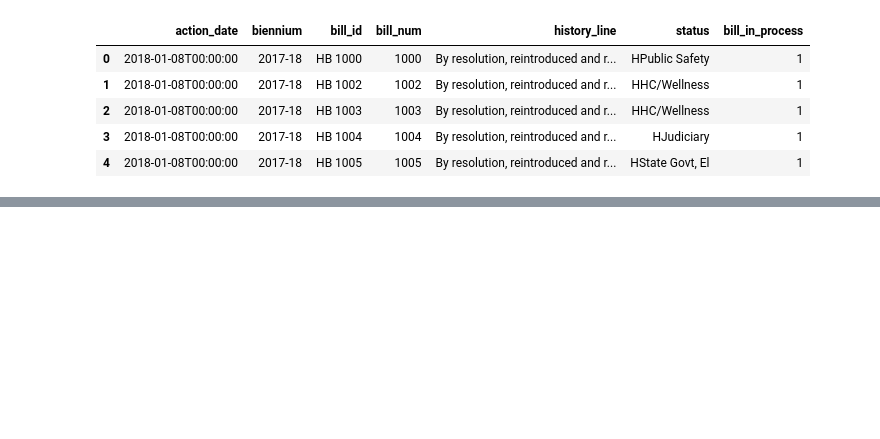
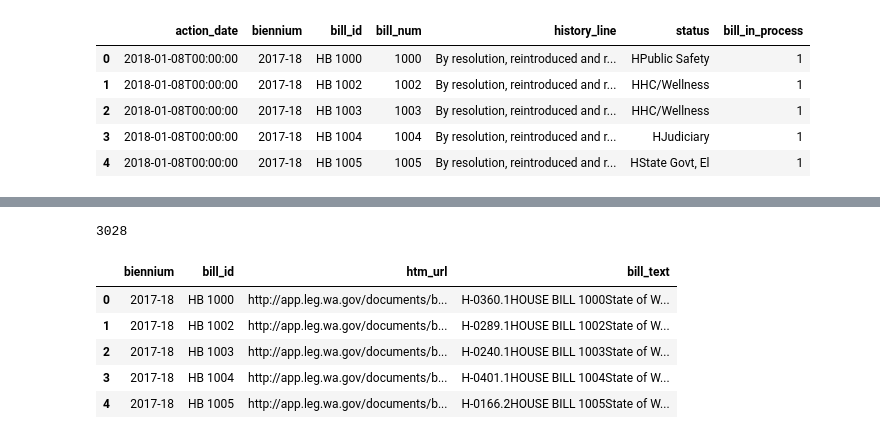
Before and after one commit to ekarboski/washington_state_legislation, a Jupyter notebook: Identify-bills-in-progress.ipynb, the cells around one changed output, grey strips where cells are left out. Saved outputs shown, nothing was run; the diff lists cells and outputs as text; code cells hidden in the pictures; blank space fills up the shorter version.

```diff
--- a/Identify-bills-in-progress.ipynb
+++ b/Identify-bills-in-progress.ipynb
@@ -33,0 +42,4 @@ staging_bill_df.head()
+# %%
+len(current_bill_df['bill_num'].unique())
+# %% [output]
+3028
@@ -33,0 +71,9 @@ staging_bill_df.head()
+# %%
+current_bill_text_df.head()
+# %% [output]
+|  | biennium | bill_id | htm_url | bill_text |
+| 0 | 2017-18 | HB 1000 | http://app.leg.wa.gov/documents/b... | H-0360.1HOUSE BILL 1000State of W... |
+| 1 | 2017-18 | HB 1002 | http://app.leg.wa.gov/documents/b... | H-0289.1HOUSE BILL 1002State of W... |
+| 2 | 2017-18 | HB 1003 | http://app.leg.wa.gov/documents/b... | H-0240.1HOUSE BILL 1003State of W... |
+| 3 | 2017-18 | HB 1004 | http://app.leg.wa.gov/documents/b... | H-0401.1HOUSE BILL 1004State of W... |
+| 4 | 2017-18 | HB 1005 | http://app.leg.wa.gov/documents/b... | H-0166.2HOUSE BILL 1005State of W... |
```
Also changed, not shown: parts of 28 cells of this notebook.
